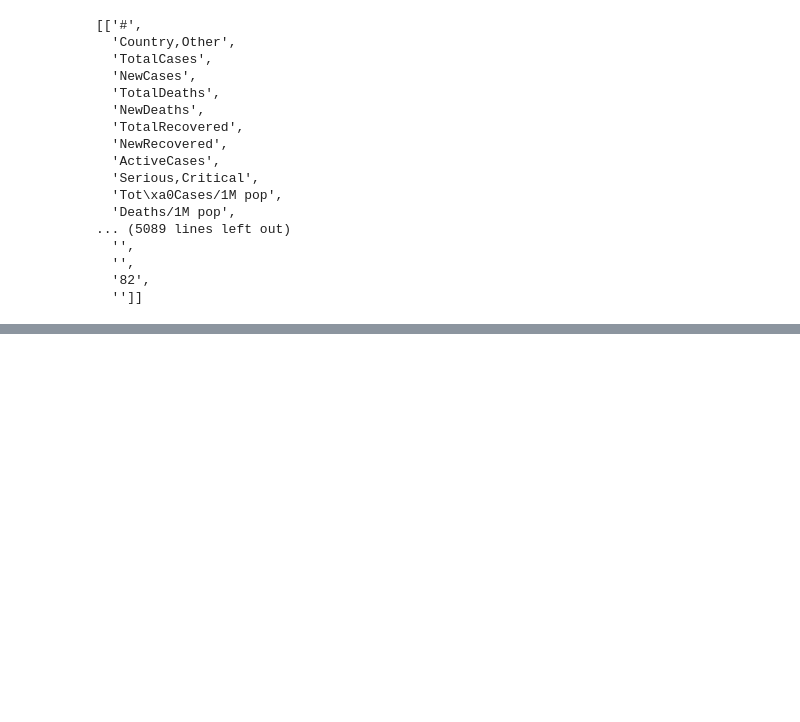
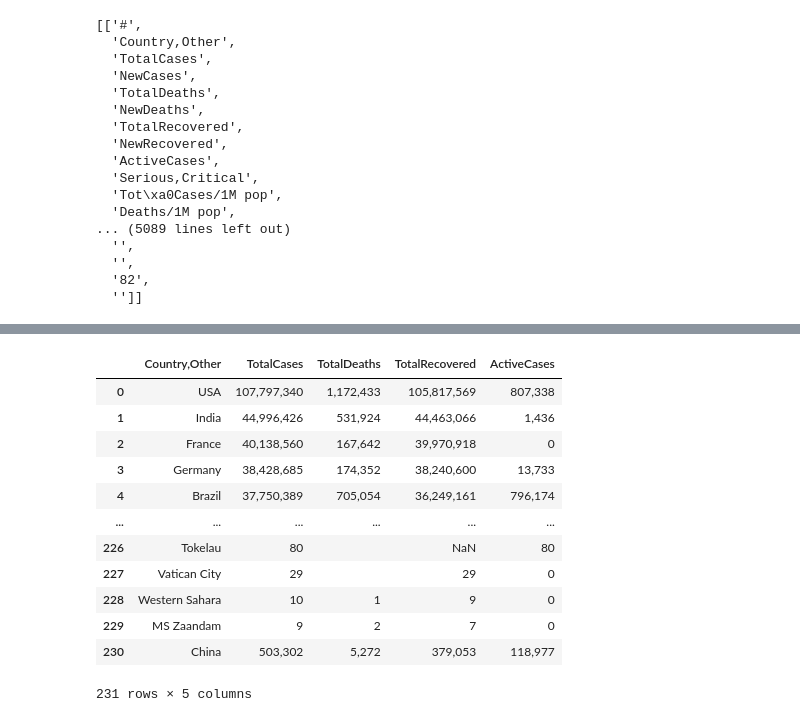
Before and after one commit to rudysameer/Broadway_Classes, a Jupyter notebook: Project.ipynb, the cells around one changed output, grey strips where cells are left out. Saved outputs shown, nothing was run; the diff lists cells and outputs as text; code cells hidden in the pictures; blank space fills up the shorter version.

```diff
--- a/Project.ipynb
+++ b/Project.ipynb
@@ -67,3 +86,20 @@ df
 | 229 | 230 | MS Zaandam | 9 | NaN | 2 | NaN | 7 | NaN | ... |
 | 230 | 231 | China | 503,302 | NaN | 5,272 | NaN | 379,053 | NaN | ... |
 231 rows × 23 columns
+# %%
+df = df[['Country,Other','TotalCases','TotalDeaths','TotalRecovered','ActiveCases']]
+df
+# %% [output]
+|  | Country,Other | TotalCases | TotalDeaths | TotalRecovered | ActiveCases |
+| 0 | USA | 107,797,340 | 1,172,433 | 105,817,569 | 807,338 |
+| 1 | India | 44,996,426 | 531,924 | 44,463,066 | 1,436 |
+| 2 | France | 40,138,560 | 167,642 | 39,970,918 | 0 |
+| 3 | Germany | 38,428,685 | 174,352 | 38,240,600 | 13,733 |
+| 4 | Brazil | 37,750,389 | 705,054 | 36,249,161 | 796,174 |
+| ... | ... | ... | ... | ... | ... |
+| 226 | Tokelau | 80 |  | NaN | 80 |
+| 227 | Vatican City | 29 |  | 29 | 0 |
+| 228 | Western Sahara | 10 | 1 | 9 | 0 |
+| 229 | MS Zaandam | 9 | 2 | 7 | 0 |
+| 230 | China | 503,302 | 5,272 | 379,053 | 118,977 |
+231 rows × 5 columns
```
Also changed, not shown: parts of 9 cells of this notebook, 4 other files.
